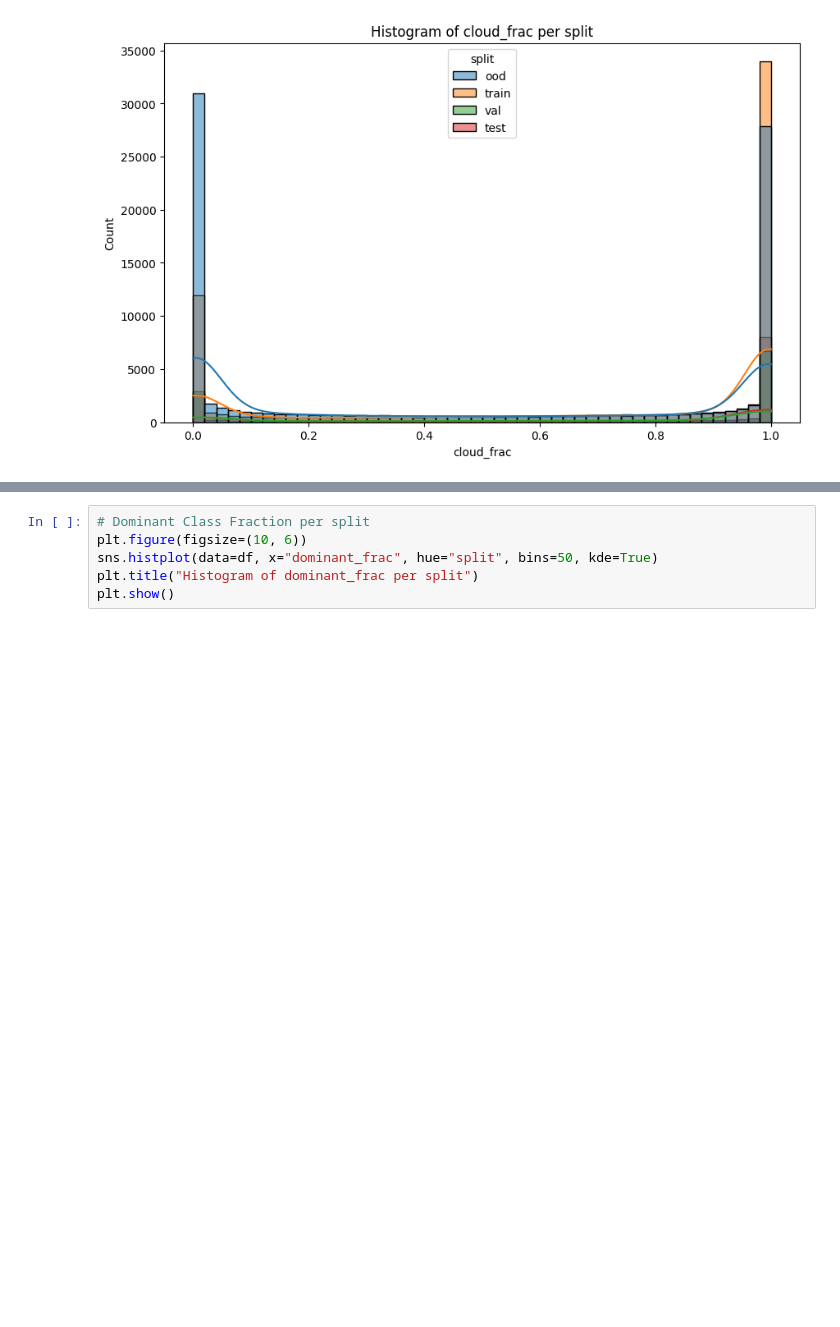
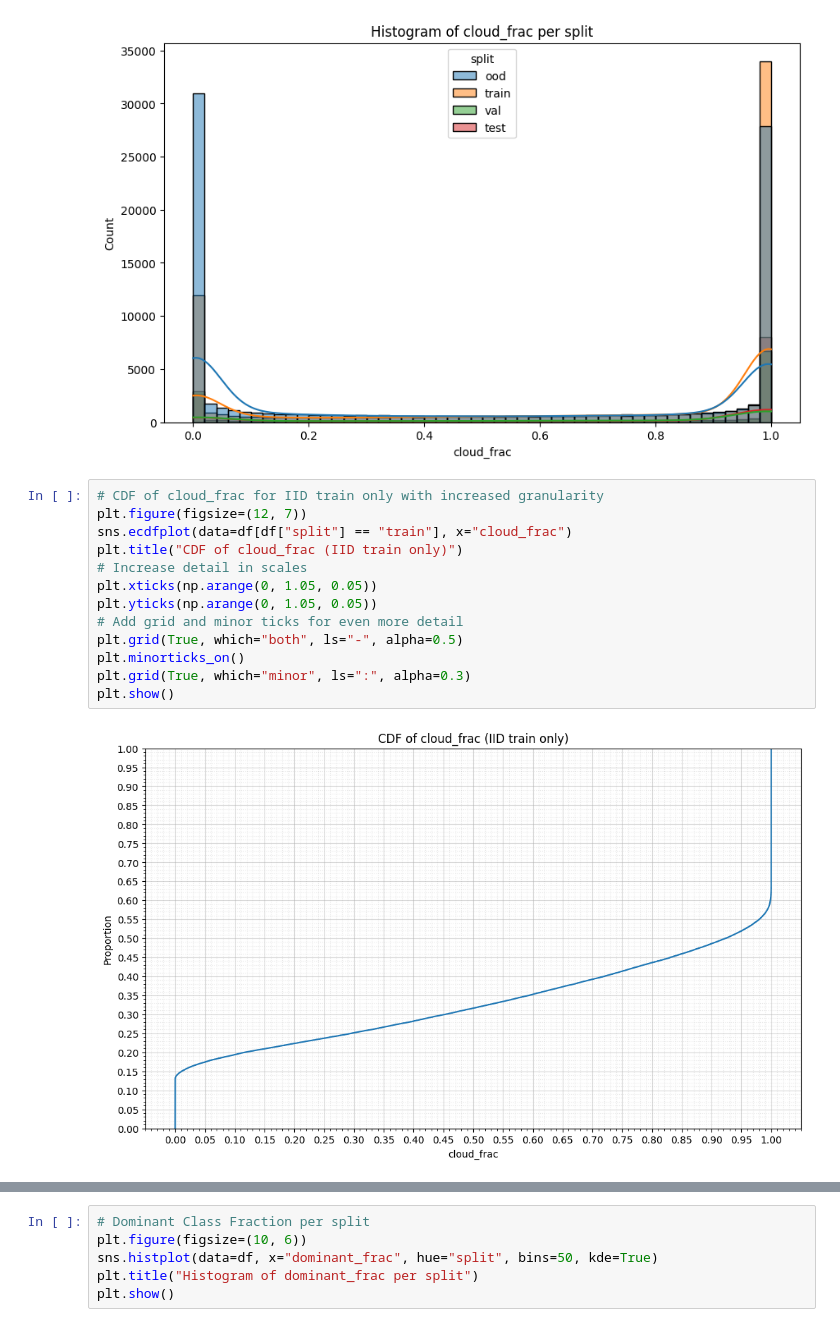
Before and after one commit to dntgafck/gfm-landcover-mapping, a Jupyter notebook: notebooks/EDA.ipynb, the cells around one changed output, grey strips where cells are left out. Saved outputs shown, nothing was run; the diff lists cells and outputs as text; blank space fills up the shorter version.

```diff
--- a/notebooks/EDA.ipynb
+++ b/notebooks/EDA.ipynb
@@ -37,3 +37,18 @@ plt.title("Histogram of cloud_frac per split")
 plt.show()
 # %% [output]
 [figure]
+# %%
+# CDF of cloud_frac for IID train only with increased granularity
+plt.figure(figsize=(12, 7))
+sns.ecdfplot(data=df[df["split"] == "train"], x="cloud_frac")
+plt.title("CDF of cloud_frac (IID train only)")
+# Increase detail in scales
+plt.xticks(np.arange(0, 1.05, 0.05))
+plt.yticks(np.arange(0, 1.05, 0.05))
+# Add grid and minor ticks for even more detail
+plt.grid(True, which="both", ls="-", alpha=0.5)
+plt.minorticks_on()
+plt.grid(True, which="minor", ls=":", alpha=0.3)
+plt.show()
+# %% [output]
+[figure, added]
```
Also changed, not shown: parts of 3 cells of this notebook, 3 other files.
